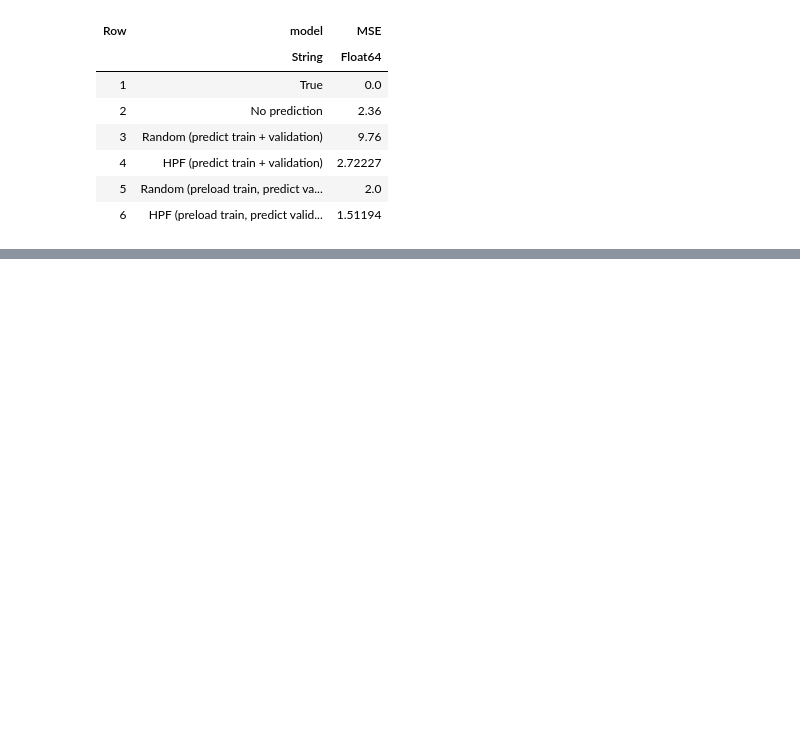
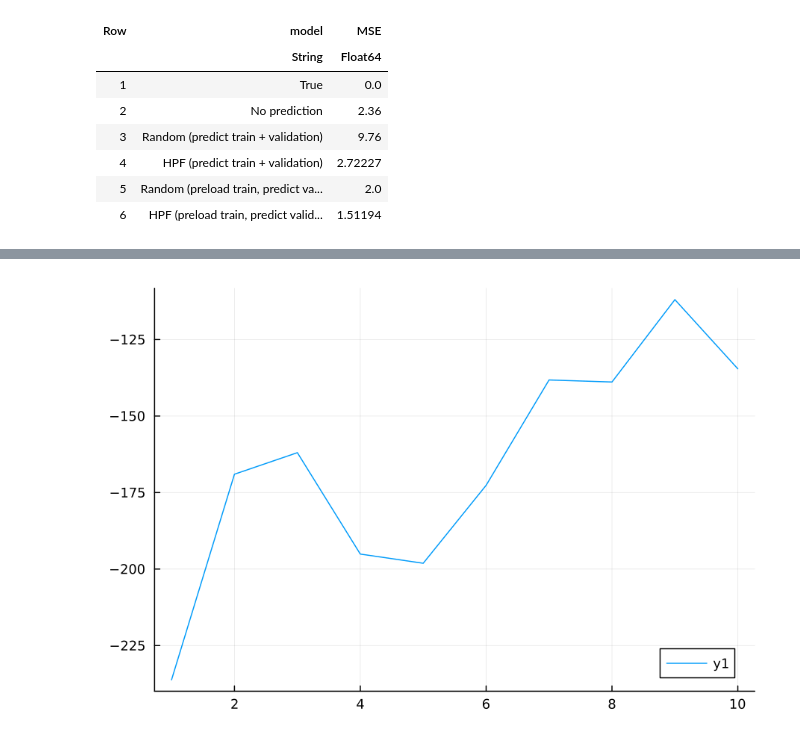
Before and after one commit to JustBeYou/unibuc-master-ai, a Jupyter notebook: probabilistic_programming/Project 1.ipynb, the cells around one changed output, grey strips where cells are left out. Saved outputs shown, nothing was run; the diff lists cells and outputs as text; code cells hidden in the pictures; blank space fills up the shorter version.

```diff
--- a/probabilistic_programming/Project 1.ipynb
+++ b/probabilistic_programming/Project 1.ipynb
@@ -1091,0 +1162,88 @@ Pkg.add("DataFramesMeta")
+# %%
+# modelul variational
+@gen function approx_hpf(K :: Int, users :: Int, items :: Int)
+    # Parametrizat toate distributiile ca in paper
+    @param κ_shp :: Vector{Float64}
+    @param κ_rte :: Vector{Float64}
+
+    @param γ_shp :: Matrix{Float64}
+    @param γ_rte :: Matrix{Float64}
+
+    @param τ_shp :: Vector{Float64}
+    @param τ_rte :: Vector{Float64}
+
+    @param λ_shp :: Matrix{Float64}
+    @param λ_rte :: Matrix{Float64}
+
+    # Le consider pe totate independente
+    for u in 1:users
+        # trick ca sa ramana parametrii > 0, inspirat de aici https://github.com/femtomc/Jaynes.jl/blob/ab6e3993713fbdea2d732ef7dc217a1f79b54675/examples/variational_inference.jl#L17
+        @trace(gamma(κ_shp[u]^2+eps(), κ_rte[u]^2+eps()), :ξ => u)
+    end
+
+    for u in 1:users
+        for k in 1:K
+            @trace(gamma(γ_shp[u, k]^2+eps(), γ_rte[u, k]^2+eps()), :θ => u => k)
+        end
+    end
+
+    for i in 1:items
+        @trace(gamma(τ_shp[i]^2+eps(), τ_rte[i]^2+eps()), :η => i)
+    end
+
+    for i in 1:items
+        for k in 1:K
+            @trace(gamma(λ_shp[i, k]^2+eps(), λ_rte[i, k]^2+eps()), :β => i => k)
+        end
+    end
+end
+
+function train_hpf_vi(rng, hpf_model, train_matrix, params, train_iterations, samples_per_iter, validation_matrix)
+    users, items = size(train_matrix)
+
+    # setez observatiile
+    constraints = build_hpf_constraints(train_matrix, users, items)
+
+    # i-am initializat pe toti la 1, sunt metode mai destepte, dar cred ca ar trebui sa convearga si de aici ??
+    init_param!(approx_hpf, :κ_shp, fill(1.0, users))
+    init_param!(approx_hpf, :κ_rte, fill(1.0, users))
+
+    init_param!(approx_hpf, :γ_shp, fill(1.0, users, params[:K]))
+    init_param!(approx_hpf, :γ_rte, fill(1.0, users, params[:K]))
+
+    init_param!(approx_hpf, :τ_shp, fill(1.0, items))
+    init_param!(approx_hpf, :τ_rte, fill(1.0, items))
+
+    init_param!(approx_hpf, :λ_shp, fill(1.0, items, params[:K]))
+    init_param!(approx_hpf, :λ_rte, fill(1.0, items, params[:K]))
+
+    # cu LR de 1e-3 sunt pasii prea mari din ce am vazut, cu 1e-4 converge cel mai ok
+    approx_update = ParamUpdate(GradientDescent(1e-4, 10000), approx_hpf)
+
+    # a', b', restul parametrilor
+    model_params = (params_from_dict(params)..., users, items)
+    approx_params = (params[:K], users, items)
+
+    # sfantul variational inference
+    elbo_estimate, traces, elbo_history = black_box_vi!(
+        hpf_model, model_params, constraints, approx_hpf, approx_params, approx_update;
+        iters=train_iterations, samples_per_iter=samples_per_iter, verbose=true
+    )
+
+    learned_params = Dict((symbol, get_param(approx_hpf, symbol)) for symbol in get_params(approx_hpf))
+
+    mean_y = compute_hpf_y(traces[length(traces)-4], params[:K], users, items)
+    for trace in traces[length(traces) - 3:end]
+        mean_y .+= compute_hpf_y(trace, params[:K], users, items)
+    end
+    println(mean_y)
+
+    return learned_params, elbo_estimate, elbo_history
+end
+
+Random.seed!(SEED)
+vi_train_rng = Random.Xoshiro(SEED)
+learned_params, elbo_estimate, elbo_history = @time train_hpf_vi(vi_train_rng, hpf_optimized, [[1 0]; [0 1]], default_params, 10, 100, all_interaction_matrix)
+
+plot(1:length(elbo_history), elbo_history, fmt = :png, dpi=150)
+# %% [output]
@@ -1091,0 +1262 @@ Pkg.add("DataFramesMeta")
+[figure, added]
```
Also changed, not shown: parts of 24 cells of this notebook, 1 other file.
